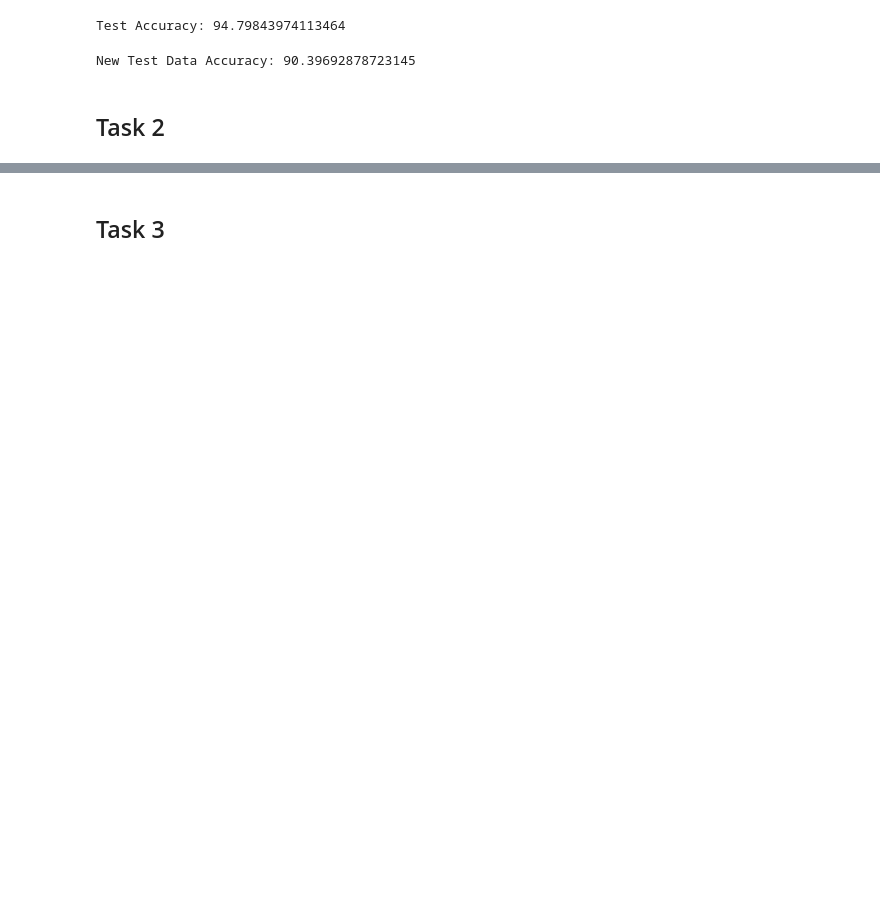
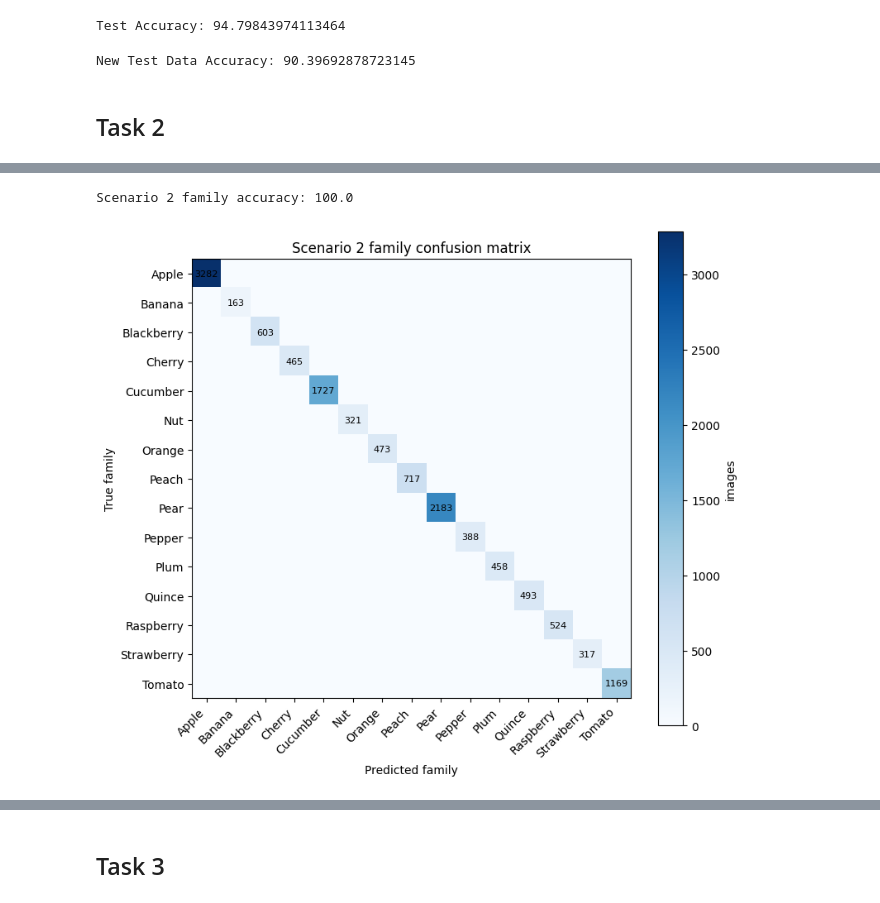
Before and after one commit to alexandruvasu69/2AMM10-Assignment-1, a Jupyter notebook: ass1_skeleton.ipynb, the cells around one changed output, grey strips where cells are left out. Saved outputs shown, nothing was run; the diff lists cells and outputs as text; code cells hidden in the pictures; blank space fills up the shorter version.

```diff
--- a/ass1_skeleton.ipynb
+++ b/ass1_skeleton.ipynb
@@ -639,0 +983,77 @@ test_new_data_family = GardenDataset(subset="test", transform=transform, family_
+# %%
+support_embeddings_s2, support_item_labels_s2 = extract_embeddings(
+    model,
+    train_data,
+    64,
+    device
+)
+
+test_embeddings_s2, test_item_labels_s2 = extract_embeddings(
+    model,
+    test_data,
+    64,
+    device
+)
+
+item_prototypes_s2 = compute_prototypes(
+    support_embeddings_s2,
+    support_item_labels_s2
+)
+
+pred_item_labels_s2 = prototype_predict(
+    test_embeddings_s2,
+    item_prototypes_s2
+)
+
+idx_to_item = {idx: item for item, idx in train_data.item_to_idx.items()}
+family_to_idx = train_data.family_to_idx
+
+predictions_s2 = torch.tensor([
+    family_to_idx[train_data.item_to_family[idx_to_item[int(label.item())]]]
+    for label in pred_item_labels_s2
+])
+
+test_labels_s2 = torch.tensor([
+    family_to_idx[test_data.item_to_family[idx_to_item[int(label.item())]]]
+    for label in test_item_labels_s2
+])
+
+accuracy_s2 = (predictions_s2 == test_labels_s2).float().mean()
+
+print("Scenario 2 family accuracy:", accuracy_s2.item() * 100)
+# %% [output]
+Scenario 2 family accuracy: 100.0
+# %%
+labels_s2 = sorted(set(test_labels_s2.tolist()) | set(predictions_s2.tolist()))
+label_to_pos_s2 = {label: i for i, label in enumerate(labels_s2)}
+
+cm_s2 = np.zeros((len(labels_s2), len(labels_s2)), dtype=int)
+
+for true_label, pred_label in zip(test_labels_s2.tolist(), predictions_s2.tolist()):
+    i = label_to_pos_s2[true_label]
+    j = label_to_pos_s2[pred_label]
+    cm_s2[i, j] += 1
+
+idx_to_family = {idx: family for family, idx in test_data_family.family_to_idx.items()}
+family_names_s2 = [idx_to_family[label] for label in labels_s2]
+
+plt.figure(figsize=(8, 7))
+plt.imshow(cm_s2, cmap="Blues")
+plt.colorbar(label="images")
+
+plt.xticks(range(len(family_names_s2)), family_names_s2, rotation=45, ha="right")
+plt.yticks(range(len(family_names_s2)), family_names_s2)
+
+plt.xlabel("Predicted family")
+plt.ylabel("True family")
+plt.title("Scenario 2 family confusion matrix")
+
+for i in range(cm_s2.shape[0]):
+    for j in range(cm_s2.shape[1]):
+        if cm_s2[i, j] > 0:
+            plt.text(j, i, cm_s2[i, j], ha="center", va="center", fontsize=8)
+
+plt.tight_layout()
+plt.show()
+# %% [output]
+[figure, added]
```
Also changed, not shown: parts of 20 cells of this notebook, 1 other file.
